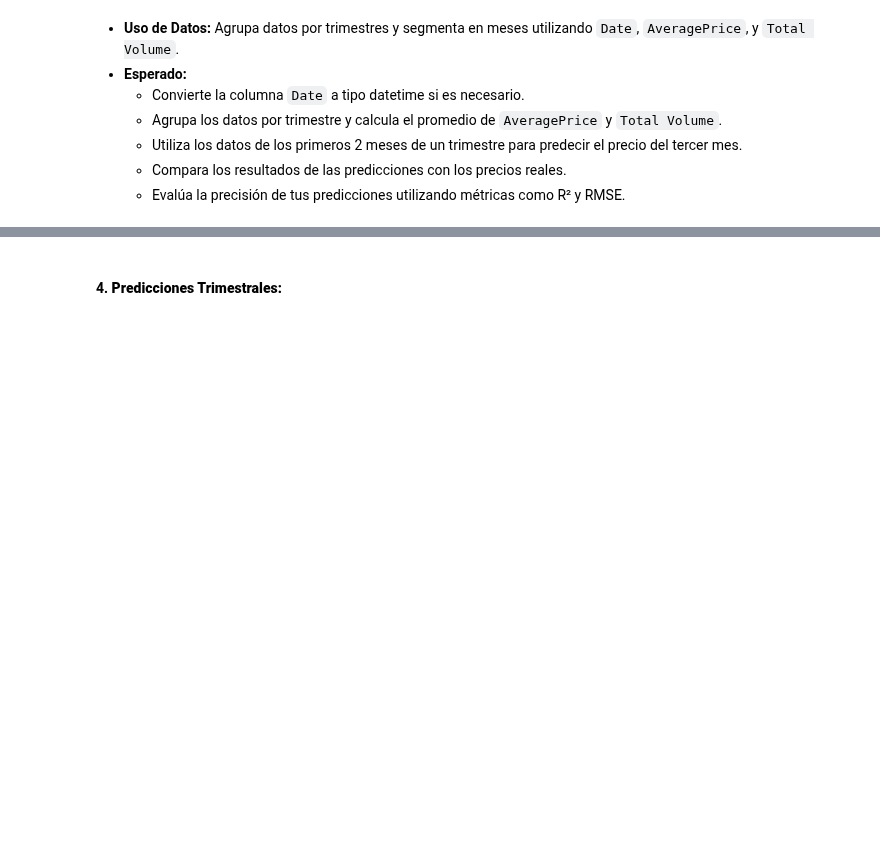
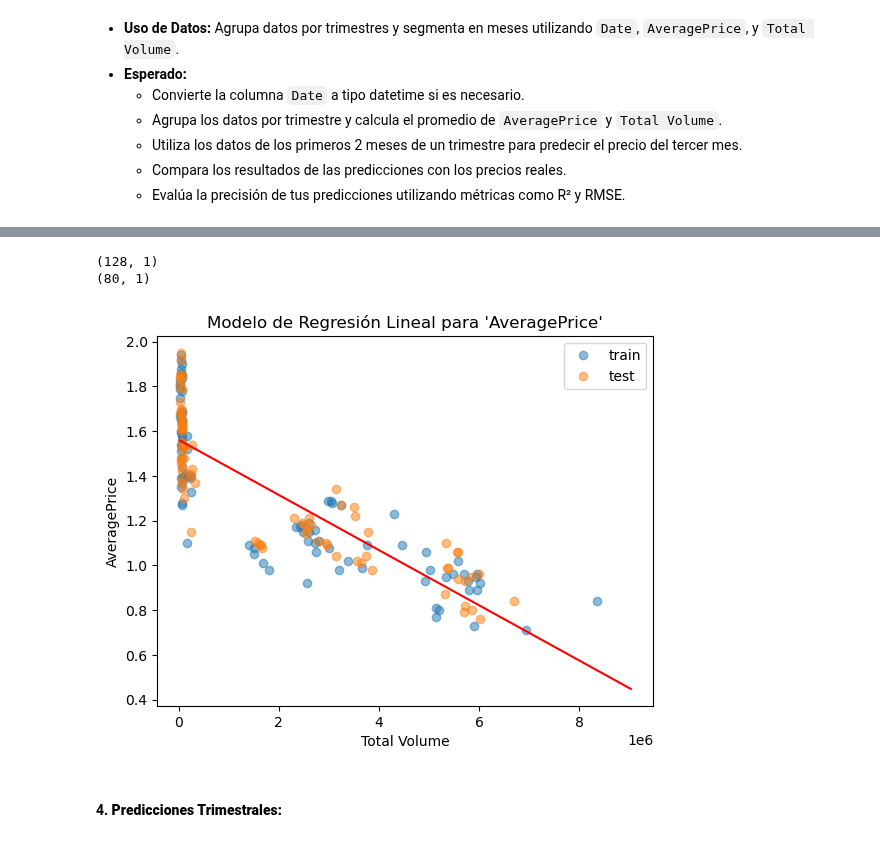
Before and after one commit to albagd77/MAGic-Avocado-TP1, a Jupyter notebook: 05_correlacion_y_regresion.ipynb, the cells around one changed output, grey strips where cells are left out. Saved outputs shown, nothing was run; the diff lists cells and outputs as text; code cells hidden in the pictures; blank space fills up the shorter version.

Commit message:
Regresión lineal para 'AveragePrice' (sección 05 punto 3)

```diff
--- a/05_correlacion_y_regresion.ipynb
+++ b/05_correlacion_y_regresion.ipynb
@@ -498,0 +184,10 @@ La regresion lineal es un poco mejor, ya que R^2 está alrededor de 0.7 y eso es
+# %%
+df_predic=greater_regions[['Date', 'Total Volume', 'AveragePrice']]
+df_prediccion=df_predic.copy()
+# Asegurarse de que 'Date' esté en formato datetime
+df_prediccion['Date'] = pd.to_datetime(df_prediccion['Date'])
+
+# Ordenar por 'Date' en orden ascendente
+df_ordenado_por_fecha = df_prediccion.sort_values(by='Date', ascending=True)
+
+df_ordenado_por_fecha.head(20)
@@ -498,0 +212,11 @@ La regresion lineal es un poco mejor, ya que R^2 está alrededor de 0.7 y eso es
+# %%
+# Obtener el primer año del DataFrame
+primer_año = df_ordenado_por_fecha['Date'].dt.year.min()
+
+# Filtrar por los dos primeros meses del primer año
+df_filtrado = df_ordenado_por_fecha[
+    (df_ordenado_por_fecha['Date'].dt.year == primer_año) &
+    (df_ordenado_por_fecha['Date'].dt.month <= 2)
+]
+
+df_filtrado
@@ -498,0 +237,6 @@ La regresion lineal es un poco mejor, ya que R^2 está alrededor de 0.7 y eso es
+# %%
+df_filtrado_3r = df_ordenado_por_fecha[
+    (df_ordenado_por_fecha['Date'].dt.year == primer_año) &
+    (df_ordenado_por_fecha['Date'].dt.month == 3)
+]
+df_filtrado_3r.head()
@@ -499,3 +322,29 @@ La regresion lineal es un poco mejor, ya que R^2 está alrededor de 0.7 y eso es
+# %%
+print(X.shape)
+print(X_test.shape)
+# %% [output]
+(128, 1)
+(80, 1)
+# %%
+# Graficar
+# Define xmin xmax for the model:
+all_three_months = pd.concat([X, X_test], axis=0)
+xmin, xmax = round(all_three_months['Total Volume'].min()), round(all_three_months['Total Volume'].max())
+
+x_model = np.arange(xmin, xmax+1) # np.arange returns evenly spaced values within a given interval.
+y_model=[model.intercept_+model.coef_*x for x in x_model]
+
+plt.plot(X_train, y_train, "o", alpha=0.5, label="train") # alpha, transparency value, between 0 (transparent) and 1 (opaque).
+plt.plot(X_test, y_test, "o", alpha=0.5, label="test") # alpha, transparency value, between 0 (transparent) and 1 (opaque).
+plt.plot(x_model, y_model,'r');
+
+plt.title('Modelo de Regresión Lineal para \'AveragePrice\'')
+plt.xlabel('Total Volume')
+plt.ylabel('AveragePrice')
+plt.legend()
+plt.show()
+# %% [output]
+[figure, added]
 # %% [markdown]
 #### 4. **Predicciones Trimestrales:**
 # %% [markdown]
```
Also changed, not shown: parts of 17 cells of this notebook.
